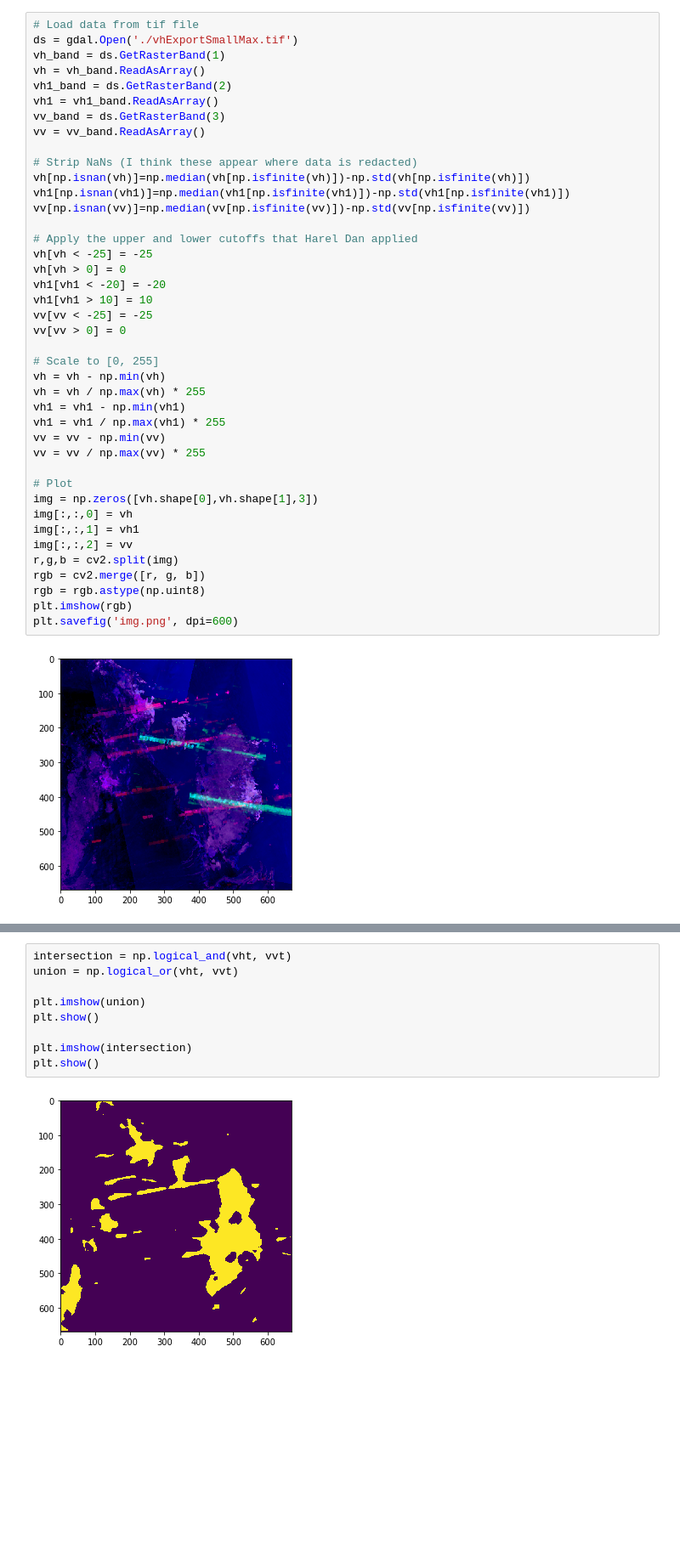
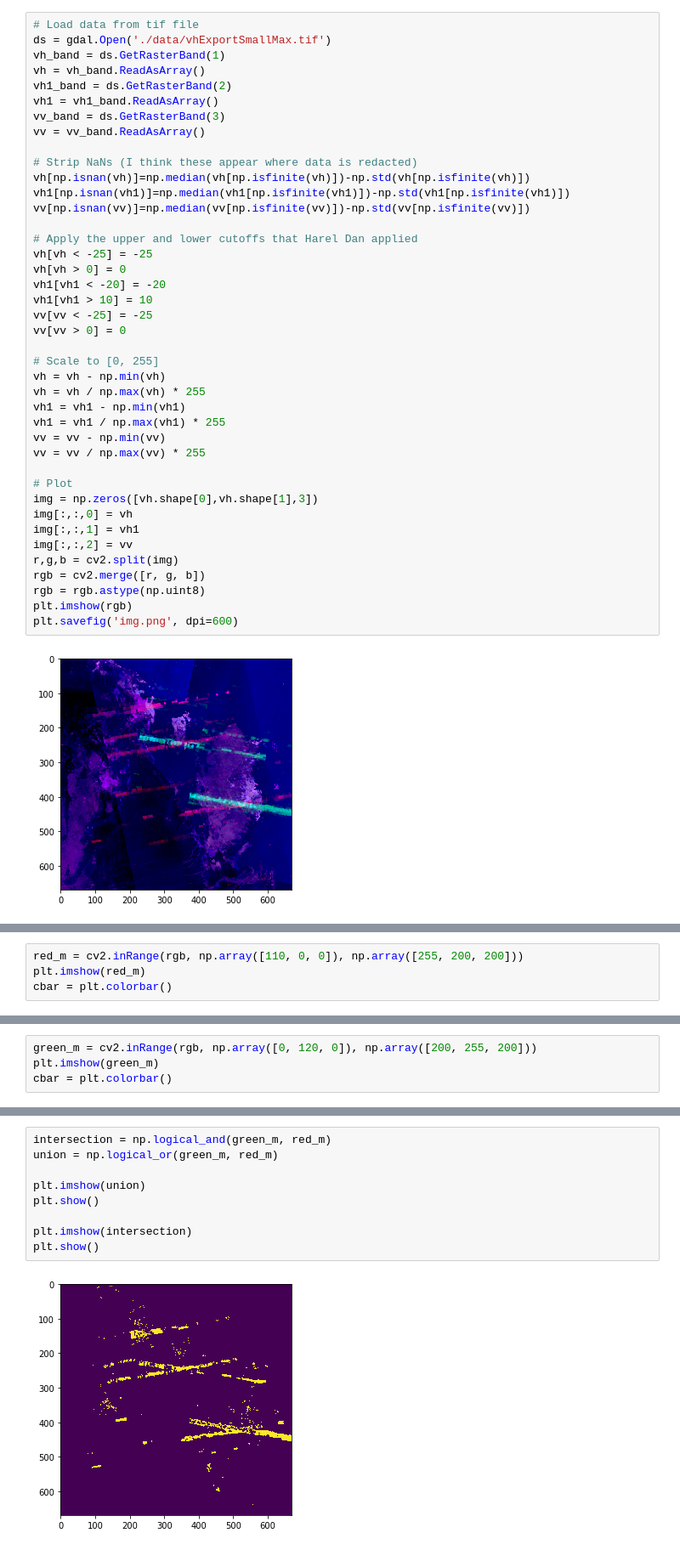
Before and after one commit to rytse/owsf, a Jupyter notebook: process_and_plot.ipynb, the cells around one changed output, grey strips where cells are left out. Shown: that part at 85% size. Cells and saved outputs as stored; diff of their text form; blank space fills up the shorter version.

```diff
--- a/process_and_plot.ipynb
+++ b/process_and_plot.ipynb
@@ -8,7 +8,7 @@ gdal.AllRegister()
 plt.rcParams['figure.figsize'] = [10, 5]
 # %%
 # Load data from tif file
-ds = gdal.Open('./vhExportSmallMax.tif')
+ds = gdal.Open('./data/vhExportSmallMax.tif')
 vh_band = ds.GetRasterBand(1)
 vh = vh_band.ReadAsArray()
 vh1_band = ds.GetRasterBand(2)
@@ -138,0 +52,4 @@ vvt = processing_chain(vv, 'VV', thresh_val=1.5)
+# %%
+red_m = cv2.inRange(rgb, np.array([110, 0, 0]), np.array([255, 200, 200]))
+plt.imshow(red_m)
+cbar = plt.colorbar()
@@ -138,0 +58,4 @@ vvt = processing_chain(vv, 'VV', thresh_val=1.5)
+# %%
+green_m = cv2.inRange(rgb, np.array([0, 120, 0]), np.array([200, 255, 200]))
+plt.imshow(green_m)
+cbar = plt.colorbar()
@@ -139,11 +64,11 @@ vvt = processing_chain(vv, 'VV', thresh_val=1.5)
 # %%
-intersection = np.logical_and(vht, vvt)
-union = np.logical_or(vht, vvt)
+intersection = np.logical_and(green_m, red_m)
+union = np.logical_or(green_m, red_m)
 
 plt.imshow(union)
 plt.show()
 
 plt.imshow(intersection)
 plt.show()
 # %% [output]
-[figure, old version]
+[figure, new version]
```
Also changed, not shown: parts of 5 cells of this notebook, 1 other file.
